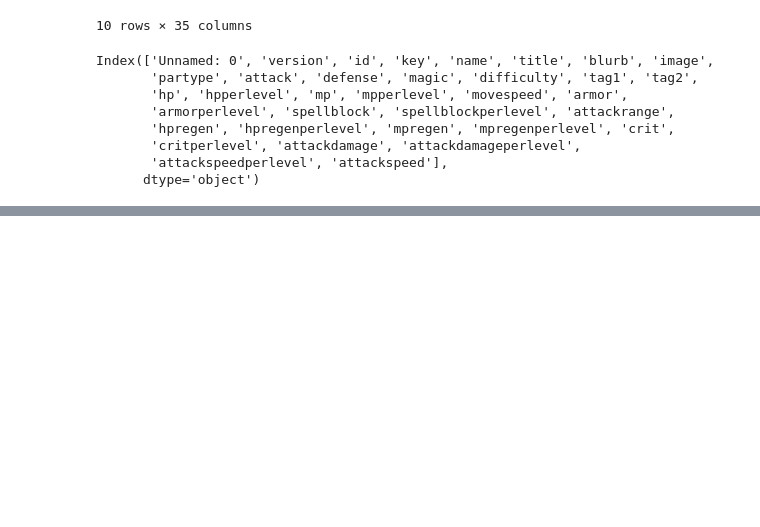
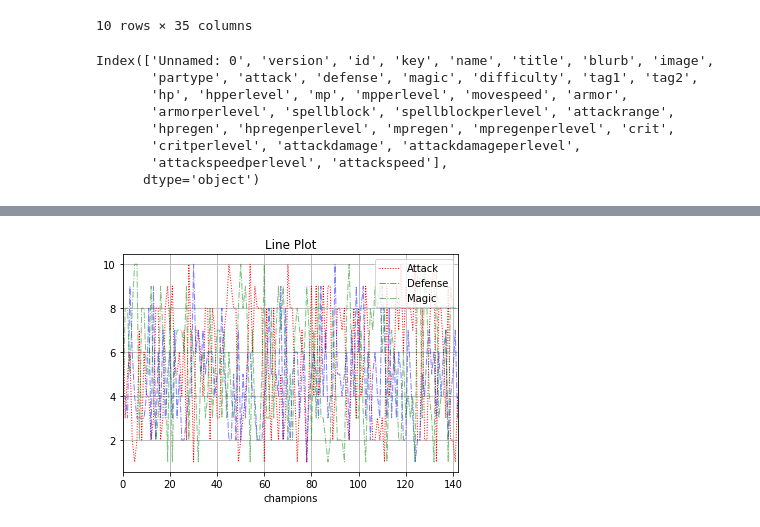
Before and after one commit to kangsudal/legendary-enigma, a Jupyter notebook: Untitled.ipynb, the cells around one changed output, grey strips where cells are left out. Saved outputs shown, nothing was run; the diff lists cells and outputs as text; code cells hidden in the pictures; blank space fills up the shorter version.

```diff
--- a/Untitled.ipynb
+++ b/Untitled.ipynb
@@ -81,0 +90,11 @@ Index(['Unnamed: 0', 'version', 'id', 'key', 'name', 'title', 'blurb', 'image',
+# %%
+data.attack.plot(color = 'r',label = 'Attack',linewidth=1, alpha = 1,grid = True,linestyle = ':')
+data.defense.plot(color = 'b',label = 'Defense',linewidth=1, alpha = 0.5,grid = True,linestyle = '-.')
+data.magic.plot(color = 'g',label = 'Magic',linewidth=1, alpha = 0.5,grid = True,linestyle = '-.')
+# data.difficulty.plot(color = 'y',label = 'Difficulty',linewidth=1, alpha = 0.5,grid = True,linestyle = '-.')
+plt.legend(loc='upper right')
+plt.xlabel('champions')
+plt.title('Line Plot')
+plt.show()
+# %% [output]
+[figure, added]
```
Also changed, not shown: parts of 100 cells of this notebook, 11 other files.
